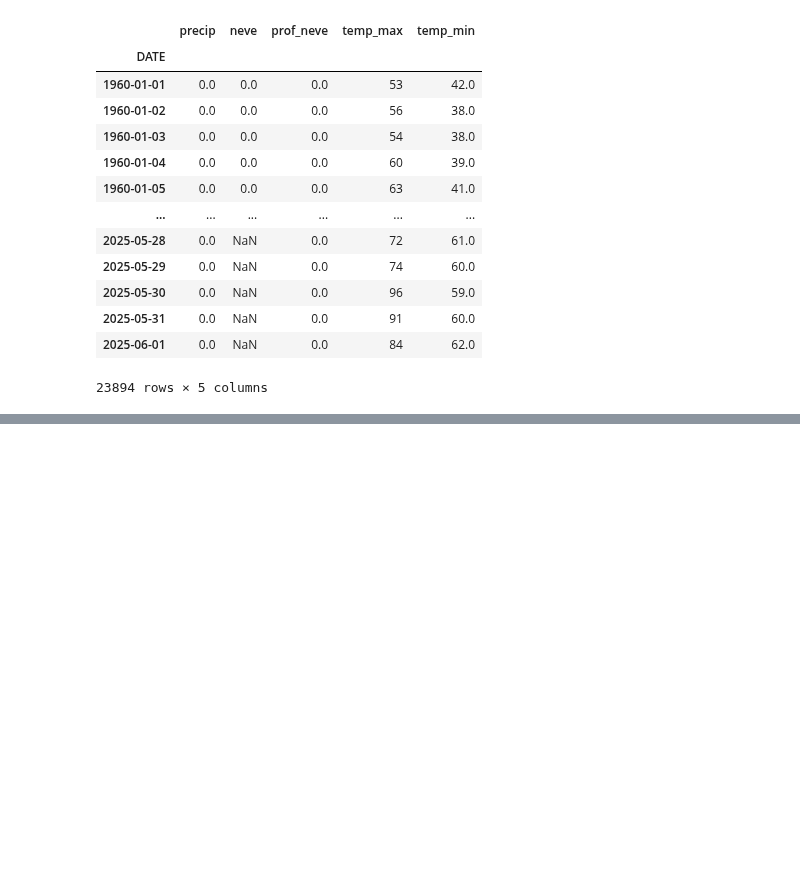
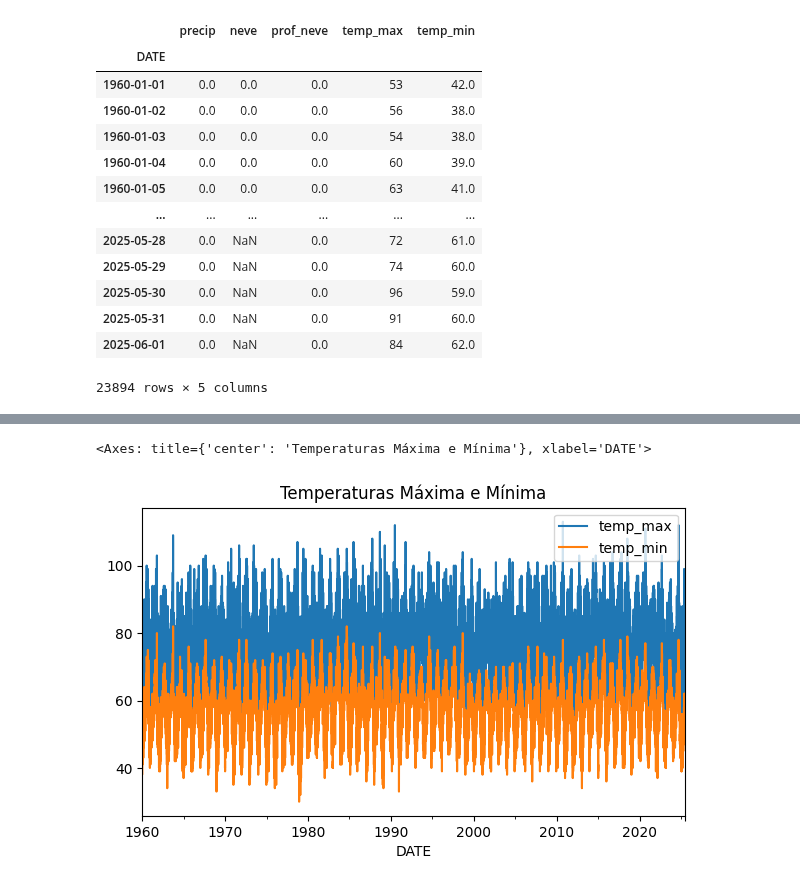
Before and after one commit to Haell39/ClimaPredict_AI, a Jupyter notebook: weather.ipynb, the cells around one changed output, grey strips where cells are left out. Cells and saved outputs as stored; diff of their text form; code cells hidden in the pictures; blank space fills up the shorter version.

```diff
--- a/weather.ipynb
+++ b/weather.ipynb
@@ -91,0 +160,4 @@ core_weather
+# %%
+# vou substituir os valores nulos por 0, pois a maioria dos valores dessa coluna são 0
+
+core_weather['precip'] = core_weather['precip'].fillna(0)
@@ -91,0 +175,3 @@ core_weather
+# %%
+core_weather = core_weather.ffill()
+core_weather[pd.isnull(core_weather['temp_min'])]
@@ -91,0 +206,3 @@ core_weather
+# %%
+core_weather.index = pd.to_datetime(core_weather.index)
+core_weather.index
@@ -91,0 +255,7 @@ core_weather
+# %%
+# Temperaturas Máxima e Mínima
+
+core_weather[['temp_max', 'temp_min']].plot(figsize=(7, 4), title='Temperaturas Máxima e Mínima')
+# %% [output]
+<Axes: title={'center': 'Temperaturas Máxima e Mínima'}, xlabel='DATE'>
+[figure, added]
```
Also changed, not shown: parts of 26 cells of this notebook.
